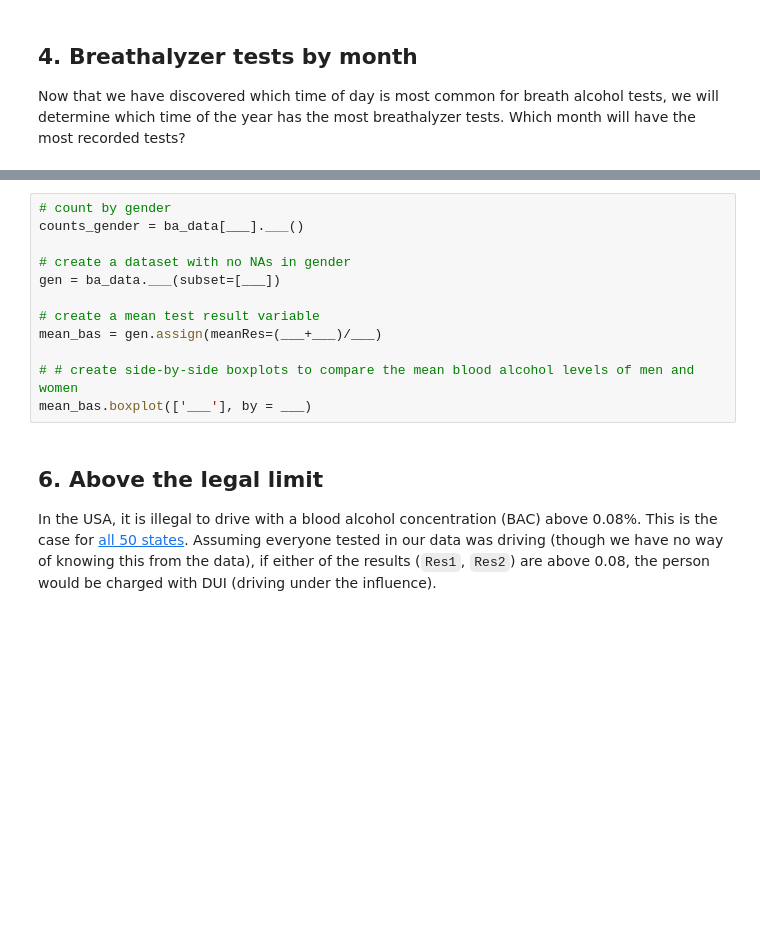
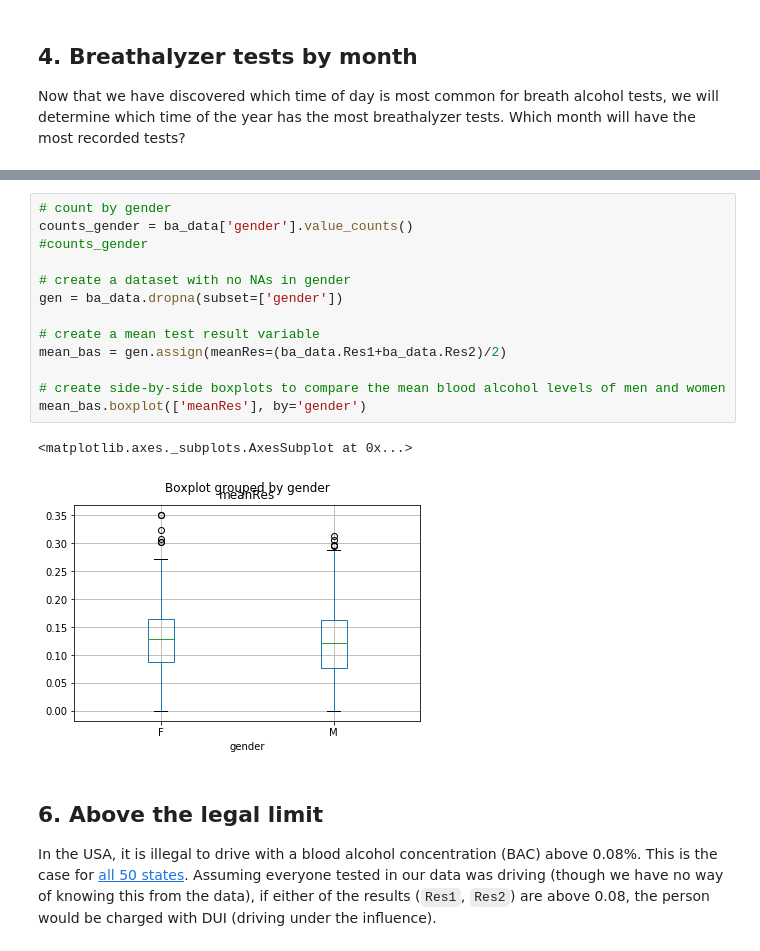
Before and after one commit to ArthurEzenwanne/data-projects, a Jupyter notebook: Drunk_in_Ames_Iowa_Analysis/drunk_in_Ames_anlysis.ipynb, the cells around one changed output, grey strips where cells are left out. Drawn from its saved outputs; the diff is of its cells as text; blank space fills up the shorter version.

```diff
--- a/Drunk_in_Ames_Iowa_Analysis/drunk_in_Ames_anlysis.ipynb
+++ b/Drunk_in_Ames_Iowa_Analysis/drunk_in_Ames_anlysis.ipynb
@@ -50,16 +76,20 @@ monthly.___.___(x='___')
 <p>When we think of (binge) drinking in college towns in America, we usually think of something like this image at the left. And so, one might suspect that breath alcohol tests are given to men more often than women and that men drink more than women. </p>
 # %%
 # count by gender
-counts_gender = ba_data[___].___()
+counts_gender = ba_data['gender'].value_counts()
+#counts_gender
 
 # create a dataset with no NAs in gender
-gen = ba_data.___(subset=[___])
+gen = ba_data.dropna(subset=['gender'])
 
 # create a mean test result variable
-mean_bas = gen.assign(meanRes=(___+___)/___)
+mean_bas = gen.assign(meanRes=(ba_data.Res1+ba_data.Res2)/2)
 
-# # create side-by-side boxplots to compare the mean blood alcohol levels of men and women
-mean_bas.boxplot(['___'], by = ___)
+# create side-by-side boxplots to compare the mean blood alcohol levels of men and women
+mean_bas.boxplot(['meanRes'], by='gender')
+# %% [output]
+<matplotlib.axes._subplots.AxesSubplot at 0x...>
+[figure, added]
 # %% [markdown]
 ## 6. Above the legal limit
 <p>In the USA, it is illegal to drive with a blood alcohol concentration (BAC) above 0.08%. This is the case for <a href="https://www.dmv.org/automotive-law/dui.php">all 50 states</a>. Assuming everyone tested in our data was driving (though we have no way of knowing this from the data), if either of the results (<code>Res1</code>, <code>Res2</code>) are above 0.08, the person would be charged with DUI (driving under the influence). </p>
```
Also changed, not shown: parts of 8 cells of this notebook.
